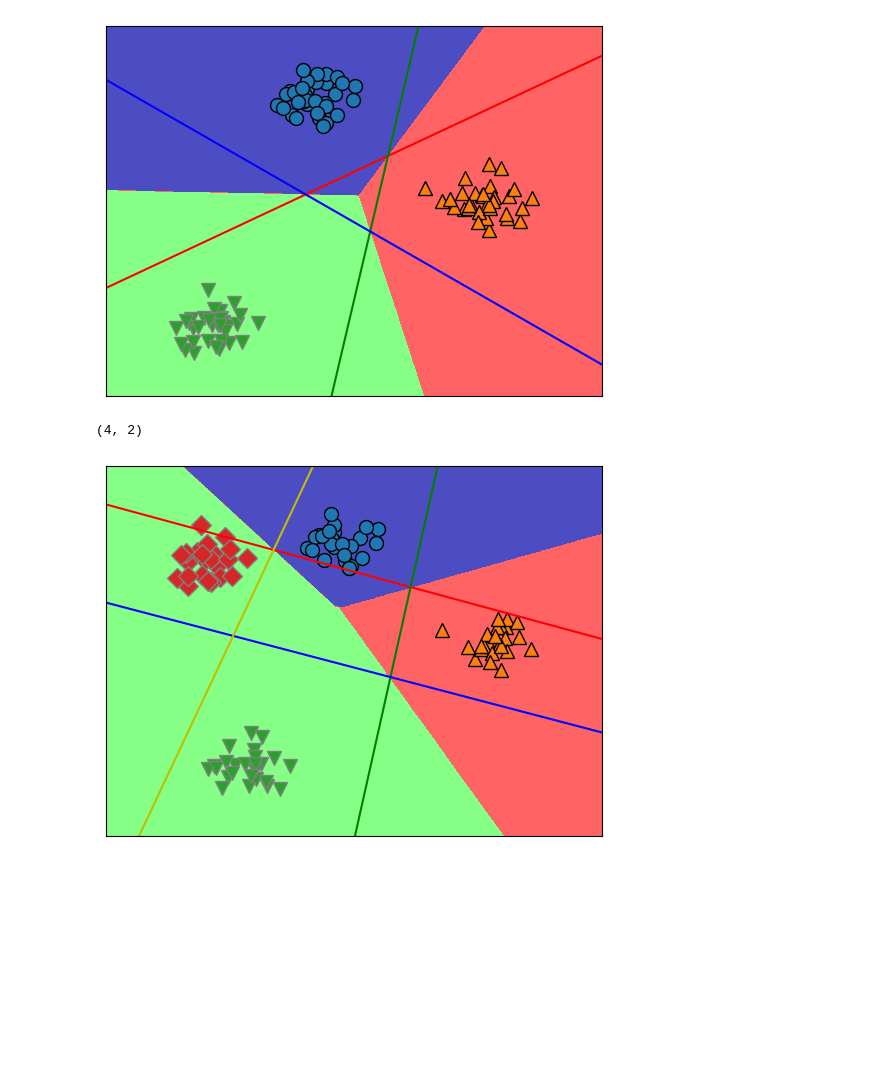
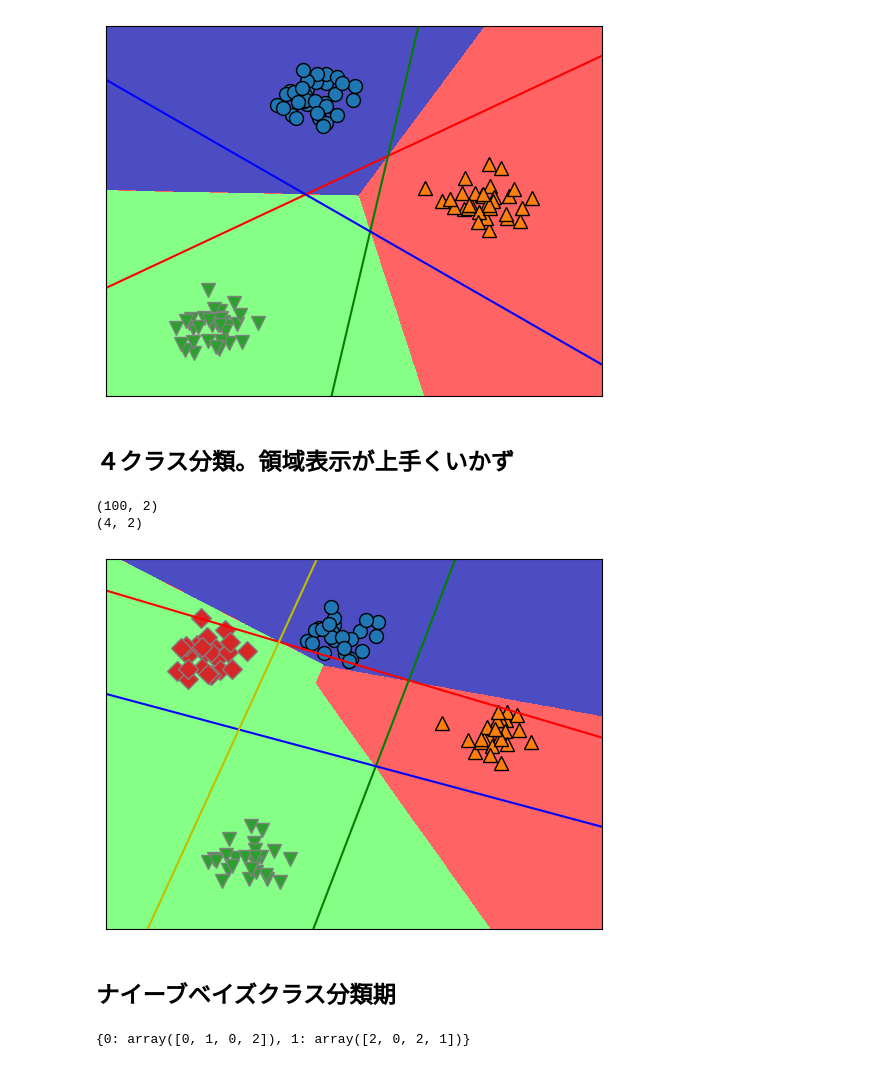
Before and after one commit to sukesantsu0930/AI_practice, a Jupyter notebook: scikit_learn_textbook.ipynb, the cells around one changed output. Drawn from its saved outputs; the diff is of its cells as text; code cells hidden in the pictures; blank space fills up the shorter version.

```diff
--- a/scikit_learn_textbook.ipynb
+++ b/scikit_learn_textbook.ipynb
@@ -577,16 +577,33 @@ for coef,intercept,color in zip(linear_svm.coef_,linear_svm.intercept_,["r","g",
     plt.plot(line,-(line*coef[0]+intercept)/coef[1],c=color)
 # %% [output]
 [figure]
-# %%
-X,y=make_blobs(random_state=42,centers=4)
-mglearn.discrete_scatter(X[:,0],X[:,1],y)
-
-linear_svm_4=LinearSVC().fit(X,y)
-print(linear_svm_4.coef_.shape)
-for coef,intercept,color in zip(linear_svm_4.coef_,linear_svm_4.intercept_,["r","g","b","y"]):
-    plt.plot(line,-(line*coef[0]+intercept)/coef[1],c=color)
-
-mglearn.plots.plot_2d_classification(linear_svm_4,X,fill=True,alpha=.7)
-# %% [output]
-(4, 2)
-[figure, removed]
+# %% [markdown]
+## ４クラス分類。領域表示が上手くいかず
+# %%
+X,y=make_blobs(random_state=42,centers=4)
+mglearn.discrete_scatter(X[:,0],X[:,1],y)
+
+linear_svm_4=LinearSVC(C=100).fit(X,y)
+print(X.shape)
+print(linear_svm_4.coef_.shape)
+for coef,intercept,color in zip(linear_svm_4.coef_,linear_svm_4.intercept_,["r","g","b","y"]):
+    plt.plot(line,-(line*coef[0]+intercept)/coef[1],c=color)
+
+mglearn.plots.plot_2d_classification(linear_svm_4,X,fill=True,alpha=.7)
+# %% [output]
+(100, 2)
+(4, 2)
+[figure, added]
+# %% [markdown]
+## ナイーブベイズクラス分類期
+# %%
+X=np.array([[0,1,0,1],[1,0,1,1],[0,0,0,1],[1,0,1,0]])
+y=np.array([0,1,0,1])
+
+counts={}
+for label in np.unique(y):
+    counts[label]=X[y==label].sum(axis=0)
+
+print(counts)
+# %% [output]
+{0: array([0, 1, 0, 2]), 1: array([2, 0, 2, 1])}
```
Also changed, not shown: parts of 15 cells of this notebook, 7 other files.
